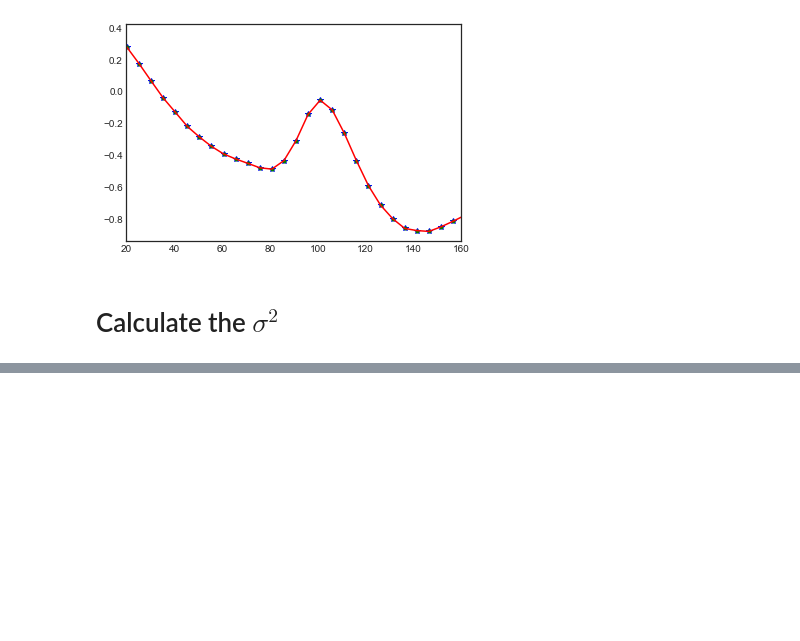
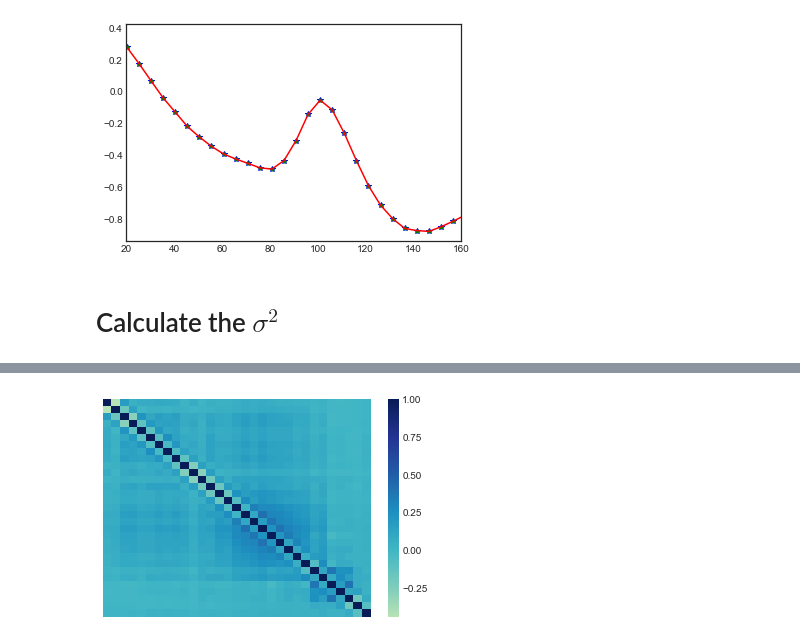
Before and after one commit to olegs22/things, a Jupyter notebook: tutorial.ipynb, the cells around one changed output, grey strips where cells are left out. Cells and saved outputs as stored; diff of their text form; code cells hidden in the pictures; blank space fills up the shorter version.

```diff
--- a/tutorial.ipynb
+++ b/tutorial.ipynb
@@ -105,0 +147,13 @@ plt.xlim(20,160);
+# %%
+def corr_matrix(cov_matrix):
+    R_new = np.zeros((len(cov_matrix),len(cov_matrix)))
+    for i in range(len(cov_matrix)):
+        for j in range(len(cov_matrix)):
+            R_new[i][j] = cov_matrix[i][j] / np.sqrt(cov_matrix[i][i]*cov_matrix[j][j])
+    return R_new
+# %%
+R_mat = corr_matrix(cov_jla)
+# %%
+sb.heatmap(R_mat,center=0.0,cmap='YlGnBu',xticklabels=False, yticklabels=False);
+# %% [output]
+[figure, added]
```
Also changed, not shown: parts of 16 cells of this notebook.
